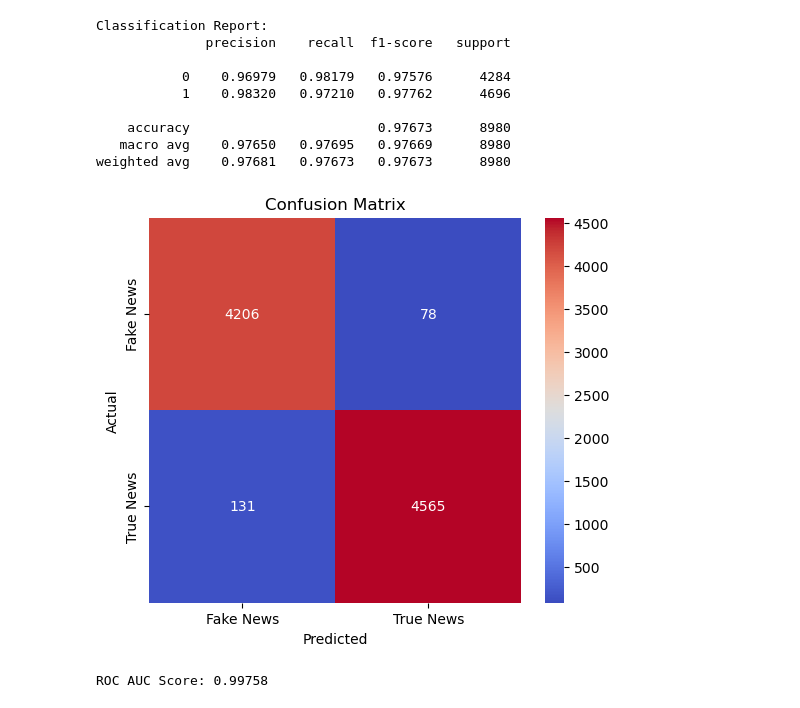
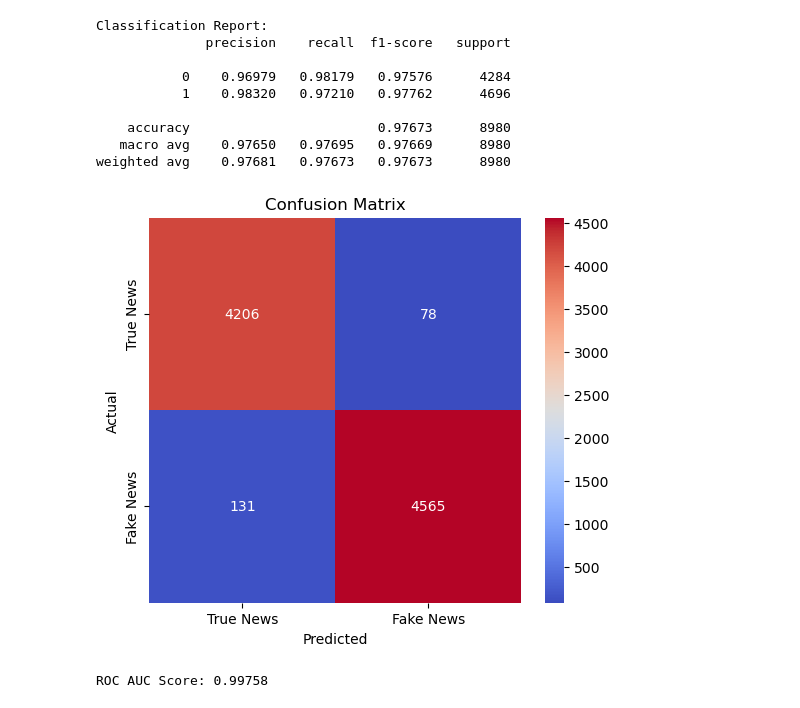
Before and after one commit to junyang99/IS424, a Jupyter notebook: Source-Based Classification (ISOT)/SVM_Kaggle.ipynb, the cells around one changed output. Saved outputs shown, nothing was run; the diff lists cells and outputs as text; code cells hidden in the pictures.

```diff
--- a/Source-Based Classification (ISOT)/SVM_Kaggle.ipynb
+++ b/Source-Based Classification (ISOT)/SVM_Kaggle.ipynb
@@ -177,14 +177,14 @@ import seaborn as sns
 # %%
 # Confusion Matrix Visualization
 cm = confusion_matrix(y_test, y_pred)
 plt.figure(figsize=(6, 5))
-sns.heatmap(cm, annot=True, fmt='d', cmap='coolwarm', xticklabels=["Fake News", "True News"], yticklabels=["Fake News", "True News"])
+sns.heatmap(cm, annot=True, fmt='d', cmap='coolwarm', xticklabels=["True News", "Fake News"], yticklabels=["True News", "Fake News"])
 plt.ylabel("Actual")
 plt.xlabel('Predicted')
 plt.title("Confusion Matrix")
 plt.show()
 # %% [output]
-[figure, old version]
+[figure, new version]
 # %%
 # ROC-AUC Curve
 from sklearn.metrics import roc_curve, roc_auc_score
```
